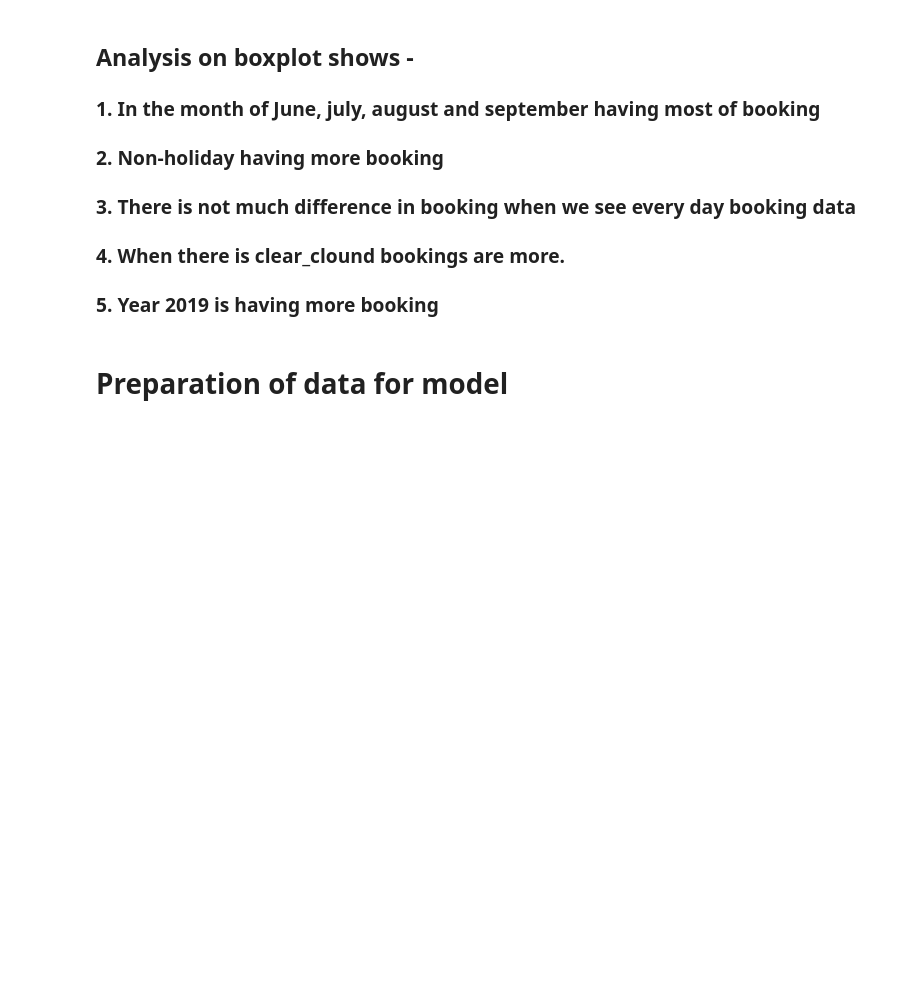
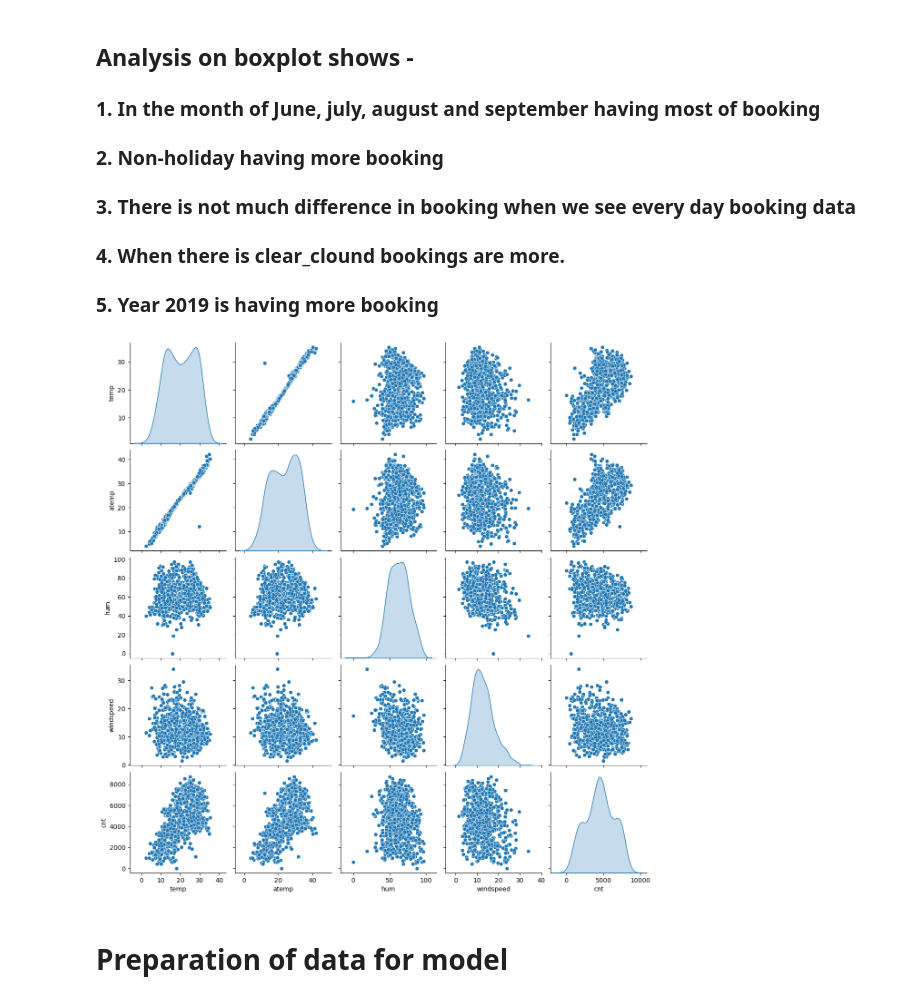
Before and after one commit to shailendrasinghtomar/boomBike, a Jupyter notebook: bike-sharing-project.ipynb, the cells around one changed output. Cells and saved outputs as stored; diff of their text form; code cells hidden in the pictures; blank space fills up the shorter version.

```diff
--- a/bike-sharing-project.ipynb
+++ b/bike-sharing-project.ipynb
@@ -136,6 +136,13 @@ sns.boxplot(x='yr',y='cnt', data=boom_cat_df)
 ### 3. There is not much difference in booking when we see every day booking data
 ### 4. When there is clear_clound bookings are more.
 ### 5. Year 2019 is having more booking
+# %%
+bike_new=boombike[[ 'temp', 'atemp', 'hum', 'windspeed','cnt']]
+
+sns.pairplot(bike_new, diag_kind='kde')
+plt.show()
+# %% [output]
+[figure, added]
 # %% [markdown]
 # Preparation of data for model
 # %%
```
Also changed, not shown: parts of 1 cell of this notebook, 1 other file.
